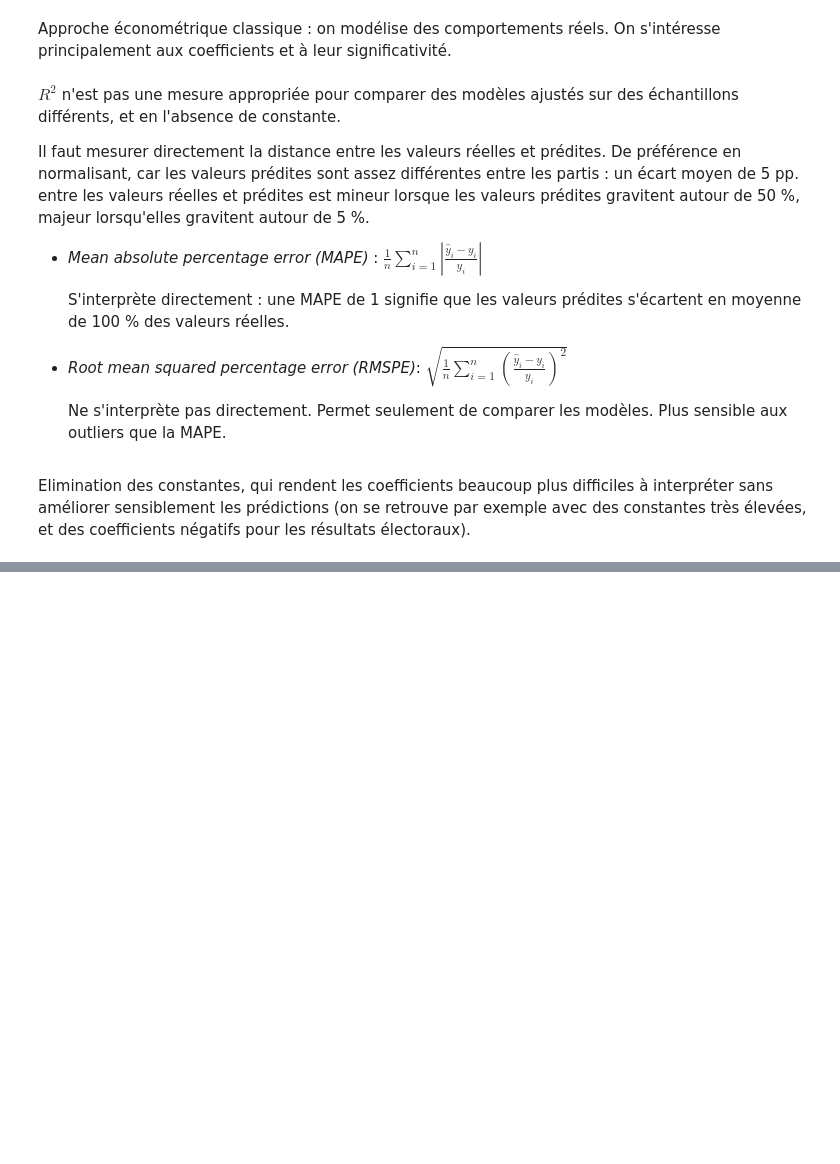
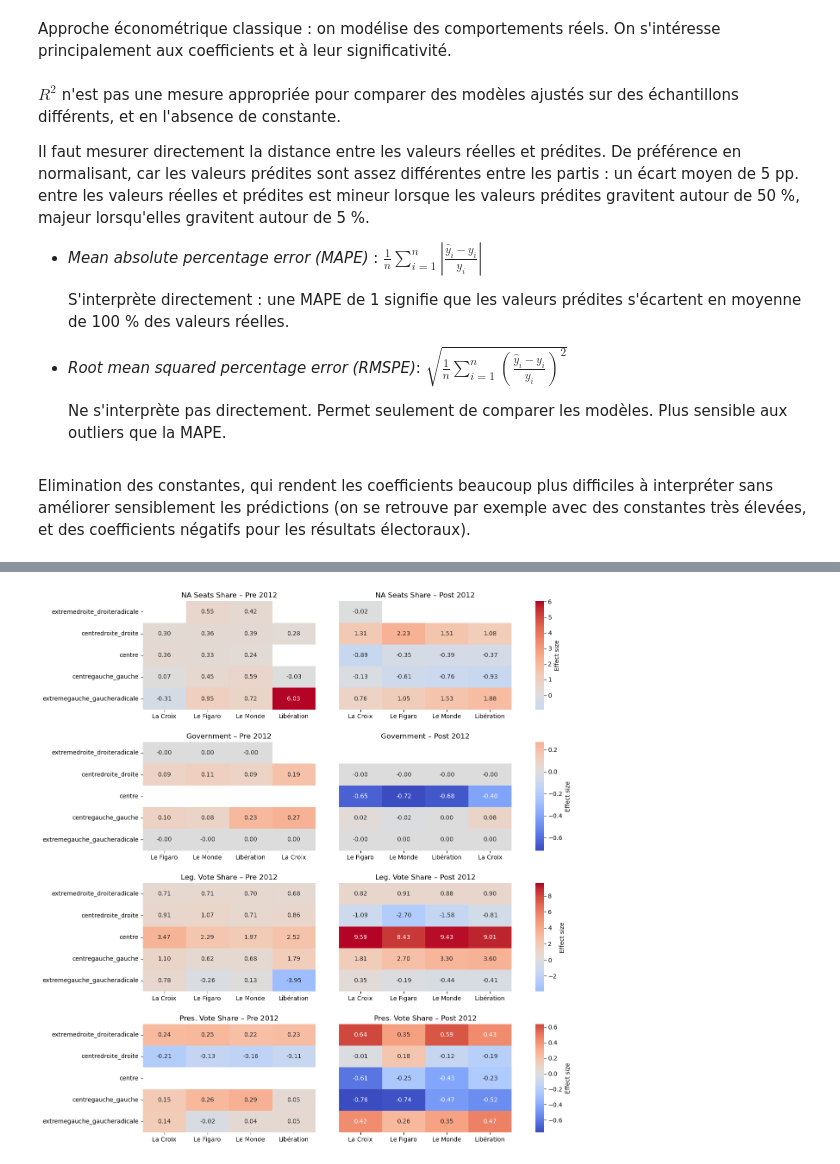
Before and after one commit to MaelDieudonne/ENSAE-Y3-Internship, a Jupyter notebook: model_1.ipynb, the cells around one changed output, grey strips where cells are left out. Cells and saved outputs as stored; diff of their text form; code cells hidden in the pictures; blank space fills up the shorter version.

Commit message:
With seats at the National Assembly

```diff
--- a/model_1.ipynb
+++ b/model_1.ipynb
@@ -175,15 +208,0 @@ for alignement in model_data["alignement_politique"].unique():
-# %%
-summary = []
-
-for alignement, model_info in models.items():
-    summary.append({
-        "alignement": alignement,
-        "mape": model_info["mape"],
-        "rmspe": model_info["rmspe"]
-    })
-
-results = pd.DataFrame(summary)
-results["alignement"] = pd.Categorical(results["alignement"], categories=nuances_order, ordered=True)
-results = results.sort_values("alignement").reset_index(drop=True)
-
-results.style.hide(axis="index")
@@ -229,7 +231,7 @@ for period_label, period_filter in {
         subset = period_data[period_data["alignement_politique"] == alignement]
 
         if len(subset) >= 3:
-            X = subset[["leg_votes_share", "pres_votes_share", "government"]]
+            X = subset[["na_share", "government", "pres_votes_share", "leg_votes_share"]]
             y = subset["quotes_share"]
             model = sm.OLS(y, X).fit(cov_type='HC3')
             y_pred = model.predict(X)
@@ -322,7 +352,7 @@ for period_label, period_filter in {
             sub_subset = subset[subset["journal"] == journal]
 
             if len(subset) >= 3:
-                X = sub_subset[["leg_votes_share", "government"]]
+                X = sub_subset[["na_share", "government", "pres_votes_share", "leg_votes_share"]]
                 y = sub_subset["quotes_share"]
                 model = sm.OLS(y, X).fit(cov_type='HC3')
                 y_pred = model.predict(X)
@@ -398,77 +468,95 @@ results.style.format({col: "{:.4f}" for col in results.columns})
 # %%
 combinations = [
+    ('na_share', 'pre2012'),
+    ('na_share', 'post2012'),
     ('government', 'pre2012'),
     ('government', 'post2012'),
     ('leg_votes_share', 'pre2012'),
     ('leg_votes_share', 'post2012'),
+    ('pres_votes_share', 'pre2012'),
+    ('pres_votes_share', 'post2012'),
 ]
 
 titles = [
+    'NA Seats Share – Pre 2012',
+    'NA Seats Share – Post 2012',
     'Government – Pre 2012',
     'Government – Post 2012',
     'Leg. Vote Share – Pre 2012',
     'Leg. Vote Share – Post 2012',
+    'Pres. Vote Share – Pre 2012',
+    'Pres. Vote Share – Post 2012',
 ]
 
 heatmap_data = []
 row_counts = []
 
 for var, period in combinations:
-    sub = results.loc[results.index.get_level_values(0) == var][(period, 'params')]
+    idx = results.index
+    mask = (
+        (idx.get_level_values(0) == var) &
+        (idx.get_level_values('Journal') != 'Mediapart')
+    )
+    sub = results[mask][(period, 'params')]
+
     sub.index = sub.index.droplevel(0)
     pivot = sub.unstack(level=1)
     heatmap_data.append(pivot)
     row_counts.append(pivot.shape[0])
 
+
 row_limits = []
-for r in range(2):
+for r in range(4):
     d1 = heatmap_data[2*r]
     d2 = heatmap_data[2*r+1]
     combined = pd.concat([d1, d2]).values.flatten()
     vmin, vmax = np.nanmin(combined), np.nanmax(combined)
     row_limits.append((vmin, vmax))
 
-fig = plt.figure(figsize=(18, 12))
+fig = plt.figure(figsize=(12, 16))
 gs = gridspec.GridSpec(
-    2, 3,
+    4, 3,
     width_ratios=[1, 1, 0.05],
     height_ratios=[
         max(row_counts[0:2])/max(row_counts),
-        max(row_counts[2:4])/max(row_counts)
+        max(row_counts[2:4])/max(row_counts),
+        max(row_counts[4:6])/max(row_counts),
+        max(row_counts[6:8])/max(row_counts)
     ],
     hspace=0.3,
     figure=fig
 )
 
-axes = [fig.add_subplot(gs[i, j]) for i in range(2) for j in range(2)]
-cbar_axes = [fig.add_subplot(gs[i, 2]) for i in range(2)]
+axes = [fig.add_subplot(gs[i, j]) for i in range(4) for j in range(2)]
+cbar_axes = [fig.add_subplot(gs[i, 2]) for i in range(4)]
 
 for idx, ax in enumerate(axes):
     row = idx // 2
     vmin, vmax = row_limits[row]
     sns.heatmap(
         heatmap_data[idx],
         ax=ax,
         cmap='coolwarm',
         center=0,
         annot=True,
         fmt=".2f",
         vmin=vmin,
         vmax=vmax,
         cbar=(idx % 2 == 1),
         cbar_ax=(cbar_axes[row] if idx % 2 == 1 else None),
         cbar_kws={'label': 'Effect size'}
     )
 
     ax.set_title(titles[idx])
-    ax.set_xlabel('Journal')
+    ax.set_xlabel('')
     if idx % 2 == 0:
-        ax.set_ylabel('Political alignment')
+        ax.set_ylabel('')
         ax.tick_params(axis='y', labelrotation=0)
     else:
         ax.set_ylabel('')
         ax.set_yticks([])
         ax.set_yticklabels([])
 
-plt.tight_layout()
 plt.show()
+# %% [output]
+[figure, added]
```
Also changed, not shown: parts of 19 cells of this notebook, 2 other files.
